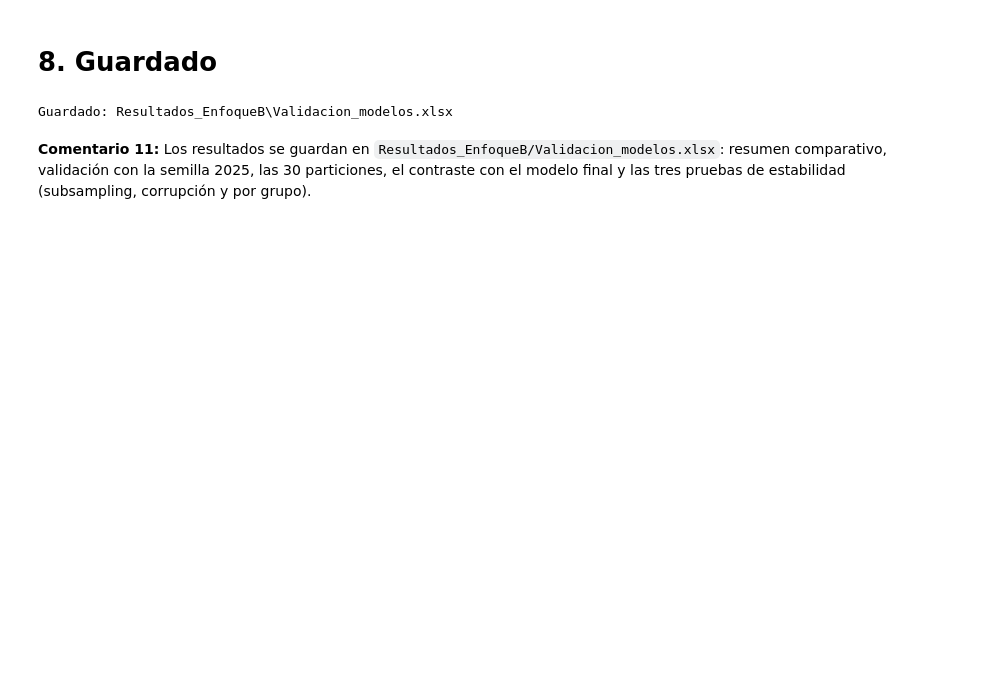
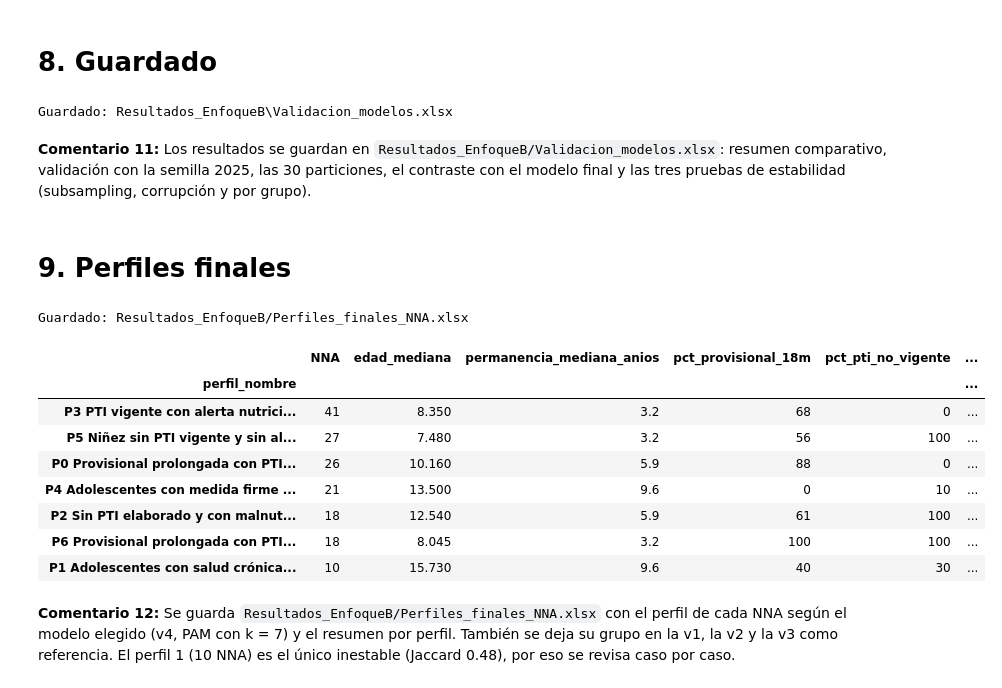
Before and after one commit to Nicoll48/TA-ANALISIS-DE-DATOS, a Jupyter notebook: PRESENTACION PARCIAL - TA/Paso 8 - Validacion de los modelos de clustering.ipynb, the cells around one changed output. Saved outputs shown, nothing was run; the diff lists cells and outputs as text; code cells hidden in the pictures; blank space fills up the shorter version.

```diff
--- a/PRESENTACION PARCIAL - TA/Paso 8 - Validacion de los modelos de clustering.ipynb
+++ b/PRESENTACION PARCIAL - TA/Paso 8 - Validacion de los modelos de clustering.ipynb
@@ -724,3 +720,52 @@ print('Guardado:', (RUTA / 'Validacion_modelos.xlsx').relative_to(BASE))
 Guardado: Resultados_EnfoqueB\Validacion_modelos.xlsx
 # %% [markdown]
 **Comentario 11:** Los resultados se guardan en `Resultados_EnfoqueB/Validacion_modelos.xlsx`: resumen comparativo, validación con la semilla 2025, las 30 particiones, el contraste con el modelo final y las tres pruebas de estabilidad (subsampling, corrupción y por grupo).
+# %% [markdown]
+# 9. Perfiles finales
+# %%
+v4 = pd.read_excel(RUTA / 'Clusters_v4.xlsx', sheet_name='asignacion').set_index('id_persona').loc[X.index]
+NOMBRES = {   # nombres asignados en la sección 12 del notebook de la v4
+    0: 'P0 Provisional prolongada con PTI vigente, sin alerta nutricional',
+    1: 'P1 Adolescentes con salud crónica, rezago escolar y malnutrición',
+    2: 'P2 Sin PTI elaborado y con malnutrición',
+    3: 'P3 PTI vigente con alerta nutricional',
+    4: 'P4 Adolescentes con medida firme y larga permanencia',
+    5: 'P5 Niñez sin PTI vigente y sin alerta nutricional',
+    6: 'P6 Provisional prolongada con PTI vencido y malnutrición',
+}
+PF = X.assign(perfil=v4['cluster'], perfil_nombre=v4['cluster'].map(NOMBRES))
+for v in ['v1', 'v2', 'v3']:
+    PF[f'cluster_{v}'] = REF[v].loc[X.index]
+resumen_perfiles = PF.groupby('perfil_nombre').agg(
+    NNA=('perfil', 'size'), edad_mediana=('edad_anios', 'median'),
+    permanencia_mediana_anios=('meses_permanencia', lambda s: round(s.median() / 12, 1)),
+    pct_provisional_18m=('provisional_prolongada', lambda s: round(s.mean() * 100)),
+    pct_pti_no_vigente=('estado_pti', lambda s: round((s != 'Vigente').mean() * 100)),
+    pct_malnutricion=('malnutricion_flag', lambda s: round(s.mean() * 100)),
+    pct_salud_cronica=('salud_fisica_cronica', lambda s: round(s.mean() * 100)),
+    pct_medida_firme=('situacion_juridica', lambda s: round(s.str.startswith('1').mean() * 100)),
+    pct_activos_julio=('activo_al_corte', lambda s: round(s.mean() * 100)),
+    jaccard_medio=('perfil', lambda s: round(JG['v4'].loc[s.iloc[0], 'Jaccard medio'], 2)),
+)
+resumen_perfiles['% del total'] = (resumen_perfiles['NNA'] / N * 100).round(1)
+cols = ['id_original', 'perfil', 'perfil_nombre', 'activo_al_corte', 'hogar', 'edad_anios', 'sexo', 'situacion_juridica', 'estado_pti',
+        'meses_permanencia', 'malnutricion_flag', 'nivel_atencion_salud_mental', 'salud_fisica_cronica', 'presenta_discapacidad',
+        'flag_rezago_escolar', 'cluster_v1', 'cluster_v2', 'cluster_v3']
+with pd.ExcelWriter(RUTA / 'Perfiles_finales_NNA.xlsx') as w:
+    PF[cols].reset_index().to_excel(w, sheet_name='perfil_por_NNA', index=False)
+    resumen_perfiles.reset_index().to_excel(w, sheet_name='resumen_perfiles', index=False)
+print('Guardado:', (RUTA / 'Perfiles_finales_NNA.xlsx').relative_to(BASE))
+resumen_perfiles.sort_values('NNA', ascending=False)
+# %% [output]
+Guardado: Resultados_EnfoqueB/Perfiles_finales_NNA.xlsx
+|  | NNA | edad_mediana | permanencia_mediana_anios | pct_provisional_18m | pct_pti_no_vigente | ... |
+| perfil_nombre |  |  |  |  |  | ... |
+| P3 PTI vigente con alerta nutrici... | 41 | 8.350 | 3.2 | 68 | 0 | ... |
+| P5 Niñez sin PTI vigente y sin al... | 27 | 7.480 | 3.2 | 56 | 100 | ... |
+| P0 Provisional prolongada con PTI... | 26 | 10.160 | 5.9 | 88 | 0 | ... |
+| P4 Adolescentes con medida firme ... | 21 | 13.500 | 9.6 | 0 | 10 | ... |
+| P2 Sin PTI elaborado y con malnut... | 18 | 12.540 | 5.9 | 61 | 100 | ... |
+| P6 Provisional prolongada con PTI... | 18 | 8.045 | 3.2 | 100 | 100 | ... |
+| P1 Adolescentes con salud crónica... | 10 | 15.730 | 9.6 | 40 | 30 | ... |
+# %% [markdown]
+**Comentario 12:** Se guarda `Resultados_EnfoqueB/Perfiles_finales_NNA.xlsx` con el perfil de cada NNA según el modelo elegido (v4, PAM con k = 7) y el resumen por perfil. También se deja su grupo en la v1, la v2 y la v3 como referencia. El perfil 1 (10 NNA) es el único inestable (Jaccard 0.48), por eso se revisa caso por caso.
```
Also changed, not shown: parts of 14 cells of this notebook, 8 other files.
